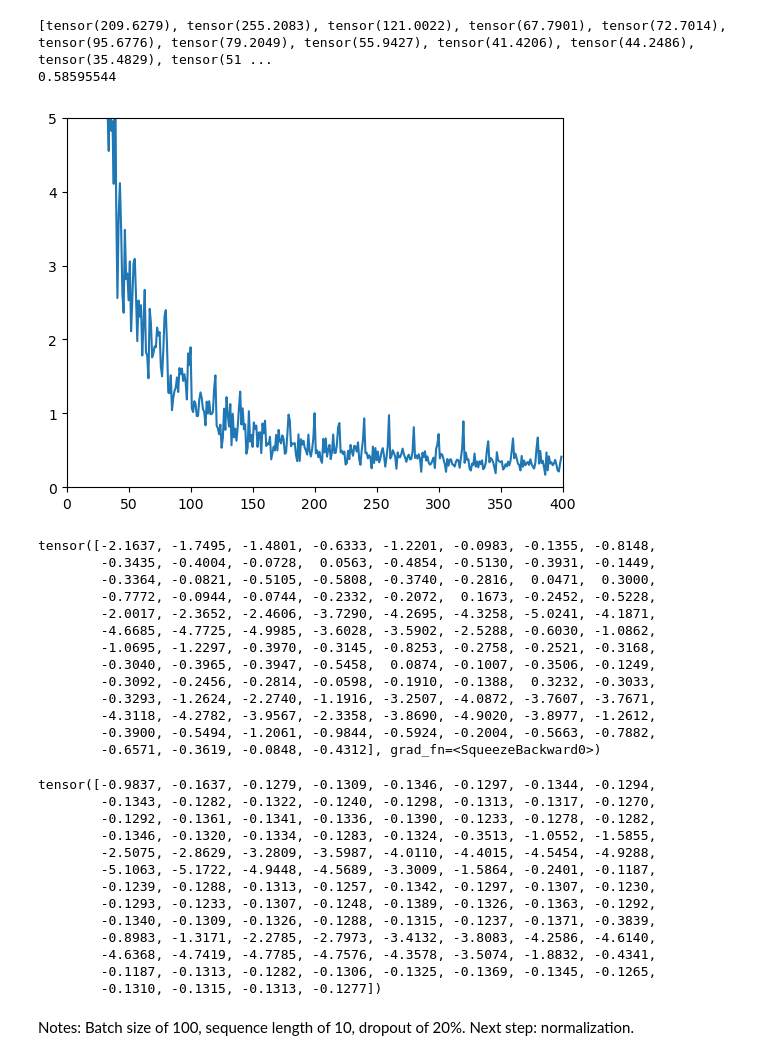
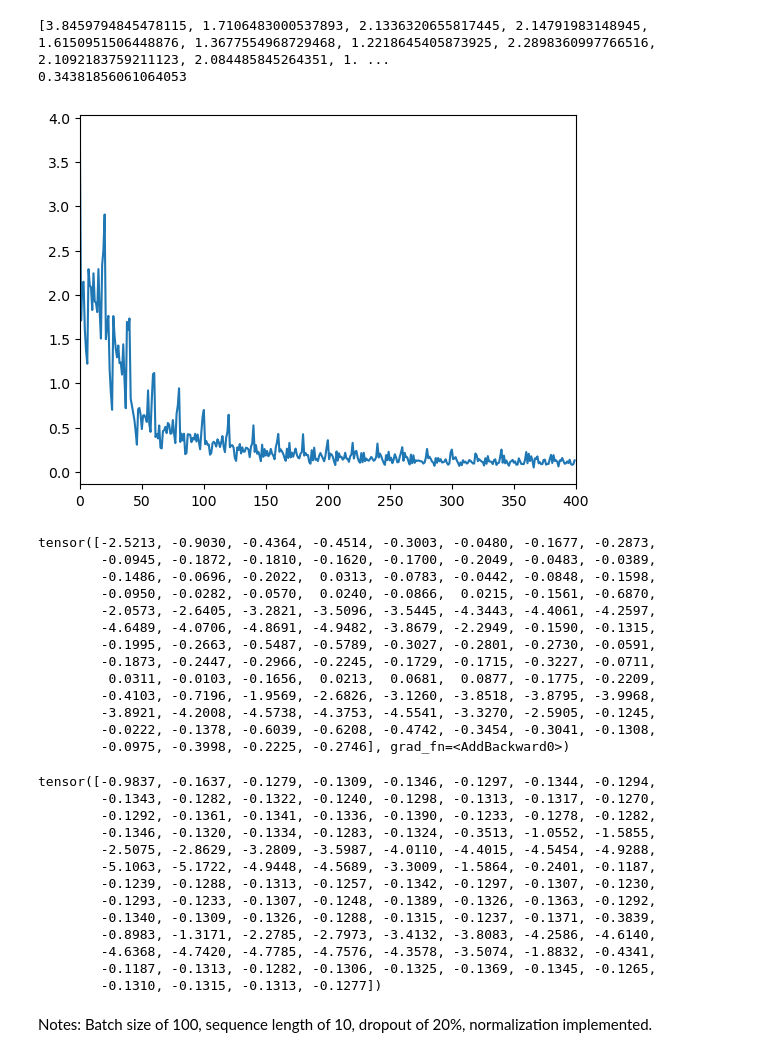
Before and after one commit to SoftSensing/VBSS, a Jupyter notebook: CNN-RNN-Skeleton-Implem.ipynb, the cells around one changed output. Drawn from its saved outputs; the diff is of its cells as text; code cells hidden in the pictures.

Commit message:
0.34 RMSE, new dataset + normalized, dropout of 20%

```diff
--- a/CNN-RNN-Skeleton-Implem.ipynb
+++ b/CNN-RNN-Skeleton-Implem.ipynb
@@ -26,3 +26,26 @@ def load_file(path, batch_id):
     combined_path = os.path.join(path,file_name %i)
     data = np.load(combined_path)
     return data
+# %%
+# Get dataset statistics for normalization
+file_size = 1000 # one file contains 1000 samples
+files_num = 2 # how many files to load
+batch_size = 100 # should be something that leaves zero reminder when it divides the file_size
+data_frames = []
+data_forces = []
+for i in range(files_num):
+    data = load_file(path, i)
+    data_frames.append(data['frames'])
+    data_forces.append(data['forces'])
+combined_frames = np.concatenate(data_frames, axis=0)
+combined_forces = np.concatenate(data_forces, axis=0)
+features_train = combined_frames
+targets_train = combined_forces[:,2]
+frames_mean = np.mean(features_train)
+frames_std = np.std(features_train)
+forces_z_mean = np.mean(targets_train)
+forces_z_std = np.std(targets_train)
+print(frames_mean)
+print(frames_std)
+print(forces_z_mean)
+print(forces_z_std)
@@ -98,8 +126,14 @@ for epoch in range(num_epochs):
         data = load_file(path, i)
 
         for i in range(int(file_size/batch_size)):
-            images = torch.from_numpy(data['frames'][i*batch_size:(i+1)*batch_size,:,:,:]).float()
-            labels = torch.from_numpy(data['forces'][i*batch_size:(i+1)*batch_size,2]).float()
+            # Normalize
+            normalized_frames = (data['frames'][i*batch_size:(i+1)*batch_size,:,:,:]-frames_mean)/frames_std
+            normalized_forces = (data['forces'][i*batch_size:(i+1)*batch_size,2]-forces_z_mean)/forces_z_std
+
+            # Create tensors
+            images = torch.from_numpy(normalized_frames).float()
+            labels = torch.from_numpy(normalized_forces).float()
+
             # print(images.shape)  # Add this line to check the shape of images - Debugging purposes
             images = images.permute(0, 3, 1, 2)
 
@@ -122,7 +156,8 @@ for epoch in range(num_epochs):
             count += 1
 
             # Store loss and iteration
-            loss_list.append(loss.data) #* (forces_z_std^2)
+            loss_rescaled = loss.data.item() * pow(forces_z_std, 2)
+            loss_list.append(loss_rescaled)
     # Print Loss
-    print('Epoch: {}, MSE Loss: {}'.format((epoch+1), np.mean(loss_list[int(last_iter):]))) # * (forces_z_std^2)
+    print('Epoch: {}, MSE Loss: {}'.format((epoch+1), np.mean(loss_list[int(last_iter):])))
 # %% [output]
@@ -149,32 +184,31 @@ Epoch: 20, MSE Loss: 0.3433437943458557
 # %%
 print(loss_list)
 print(np.sqrt(np.mean(loss_list[-20:])))
 plt.plot(range(len(loss_list)), loss_list)
 plt.xlim((0,400))
-plt.ylim((0,5))
 plt.show()
 # %% [output]
-[tensor(209.6279), tensor(255.2083), tensor(121.0022), tensor(67.7901), tensor(72.7014), tensor(95.6776), tensor(79.2049), tensor(55.9427), tensor(41.4206), tensor(44.2486), tensor(35.4829), tensor(51 ...
-0.58595544
+[3.8459794845478115, 1.7106483000537893, 2.1336320655817445, 2.14791983148945, 1.6150951506448876, 1.3677554968729468, 1.2218645405873925, 2.2898360997766516, 2.1092183759211123, 2.084485845264351, 1. ...
+0.34381856061064053
-[figure, old version]
+[figure, new version]
 # %%
-print(outputs) # Small sanity check
+print(outputs * forces_z_std + forces_z_mean) # Small sanity check
 # %% [output]
-tensor([-2.1637, -1.7495, -1.4801, -0.6333, -1.2201, -0.0983, -0.1355, -0.8148,
-        -0.3435, -0.4004, -0.0728,  0.0563, -0.4854, -0.5130, -0.3931, -0.1449,
-        -0.3364, -0.0821, -0.5105, -0.5808, -0.3740, -0.2816,  0.0471,  0.3000,
-        -0.7772, -0.0944, -0.0744, -0.2332, -0.2072,  0.1673, -0.2452, -0.5228,
-        -2.0017, -2.3652, -2.4606, -3.7290, -4.2695, -4.3258, -5.0241, -4.1871,
-        -4.6685, -4.7725, -4.9985, -3.6028, -3.5902, -2.5288, -0.6030, -1.0862,
-        -1.0695, -1.2297, -0.3970, -0.3145, -0.8253, -0.2758, -0.2521, -0.3168,
-        -0.3040, -0.3965, -0.3947, -0.5458,  0.0874, -0.1007, -0.3506, -0.1249,
-        -0.3092, -0.2456, -0.2814, -0.0598, -0.1910, -0.1388,  0.3232, -0.3033,
-        -0.3293, -1.2624, -2.2740, -1.1916, -3.2507, -4.0872, -3.7607, -3.7671,
-        -4.3118, -4.2782, -3.9567, -2.3358, -3.8690, -4.9020, -3.8977, -1.2612,
-        -0.3900, -0.5494, -1.2061, -0.9844, -0.5924, -0.2004, -0.5663, -0.7882,
-        -0.6571, -0.3619, -0.0848, -0.4312], grad_fn=<SqueezeBackward0>)
+tensor([-2.5213, -0.9030, -0.4364, -0.4514, -0.3003, -0.0480, -0.1677, -0.2873,
+        -0.0945, -0.1872, -0.1810, -0.1620, -0.1700, -0.2049, -0.0483, -0.0389,
+        -0.1486, -0.0696, -0.2022,  0.0313, -0.0783, -0.0442, -0.0848, -0.1598,
+        -0.0950, -0.0282, -0.0570,  0.0240, -0.0866,  0.0215, -0.1561, -0.6870,
+        -2.0573, -2.6405, -3.2821, -3.5096, -3.5445, -4.3443, -4.4061, -4.2597,
+        -4.6489, -4.0706, -4.8691, -4.9482, -3.8679, -2.2949, -0.1590, -0.1315,
+        -0.1995, -0.2663, -0.5487, -0.5789, -0.3027, -0.2801, -0.2730, -0.0591,
+        -0.1873, -0.2447, -0.2966, -0.2245, -0.1729, -0.1715, -0.3227, -0.0711,
+         0.0311, -0.0103, -0.1656,  0.0213,  0.0681,  0.0877, -0.1775, -0.2209,
+        -0.4103, -0.7196, -1.9569, -2.6826, -3.1260, -3.8518, -3.8795, -3.9968,
+        -3.8921, -4.2008, -4.5738, -4.3753, -4.5541, -3.3270, -2.5905, -0.1245,
+        -0.0222, -0.1378, -0.6039, -0.6208, -0.4742, -0.3454, -0.3041, -0.1308,
+        -0.0975, -0.3998, -0.2225, -0.2746], grad_fn=<AddBackward0>)
 # %%
-print(labels.float())
+print(labels.float() * forces_z_std + forces_z_mean)
 # %% [output]
 tensor([-0.9837, -0.1637, -0.1279, -0.1309, -0.1346, -0.1297, -0.1344, -0.1294,
         -0.1343, -0.1282, -0.1322, -0.1240, -0.1298, -0.1313, -0.1317, -0.1270,
@@ -186,9 +220,8 @@ tensor([-0.9837, -0.1637, -0.1279, -0.1309, -0.1346, -0.1297, -0.1344, -0.1294,
         -0.1293, -0.1233, -0.1307, -0.1248, -0.1389, -0.1326, -0.1363, -0.1292,
         -0.1340, -0.1309, -0.1326, -0.1288, -0.1315, -0.1237, -0.1371, -0.3839,
         -0.8983, -1.3171, -2.2785, -2.7973, -3.4132, -3.8083, -4.2586, -4.6140,
-        -4.6368, -4.7419, -4.7785, -4.7576, -4.3578, -3.5074, -1.8832, -0.4341,
+        -4.6368, -4.7420, -4.7785, -4.7576, -4.3578, -3.5074, -1.8832, -0.4341,
         -0.1187, -0.1313, -0.1282, -0.1306, -0.1325, -0.1369, -0.1345, -0.1265,
         -0.1310, -0.1315, -0.1313, -0.1277])
 # %% [markdown]
-Notes: Batch size of 100, sequence length of 10, dropout of 20%.
-Next step: normalization.
+Notes: Batch size of 100, sequence length of 10, dropout of 20%, normalization implemented.
```
Also changed, not shown: parts of 2 cells of this notebook.
